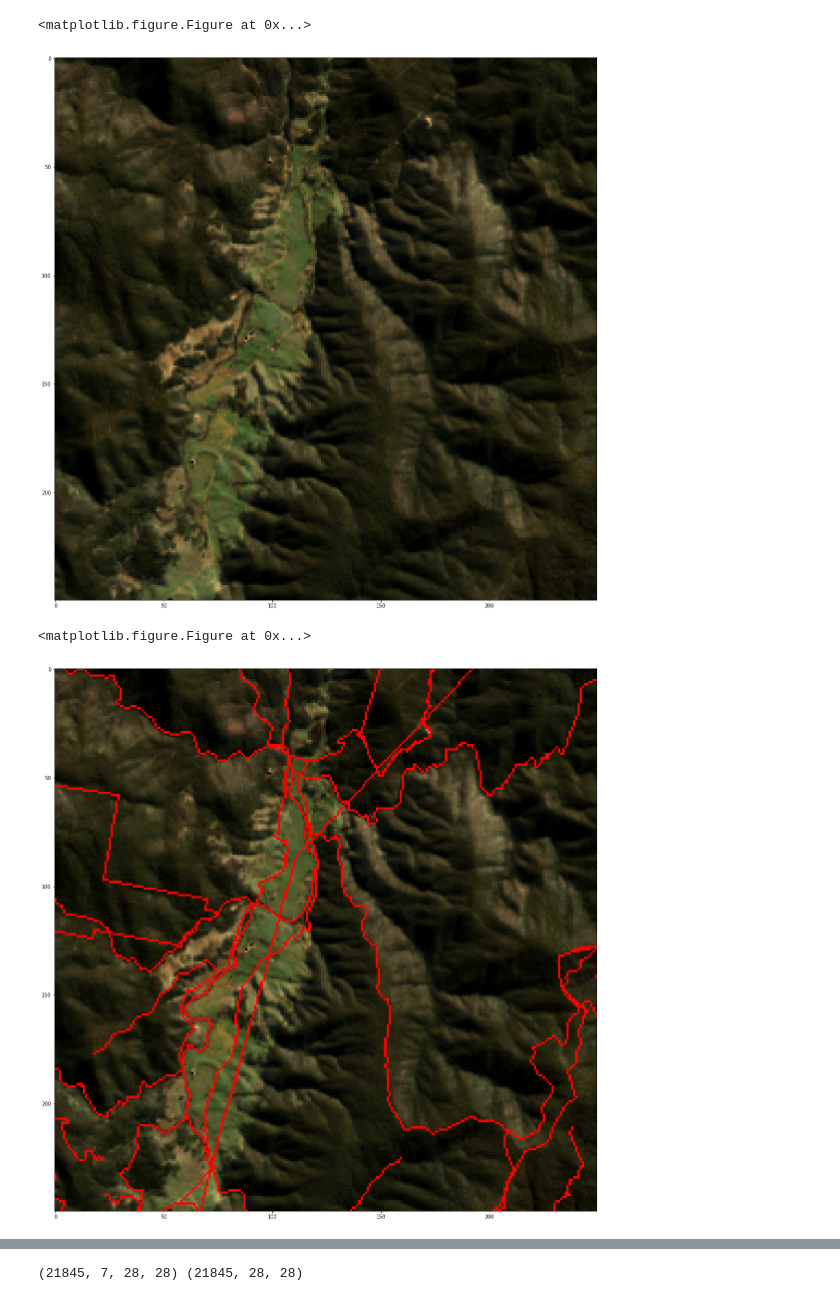
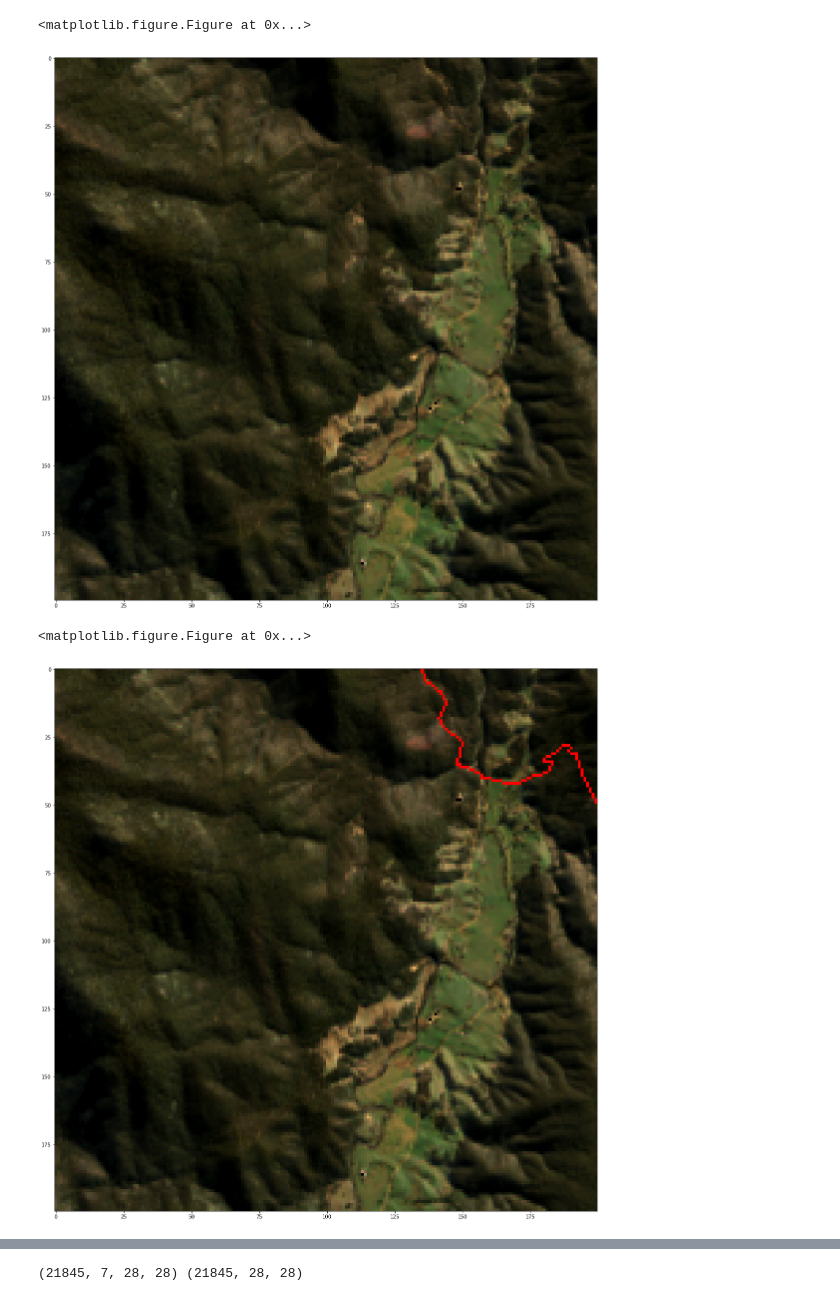
Before and after one commit to LiyaoTang/Road-Extraction-from-Time-Series-Satellite-Images, a Jupyter notebook: Data_Preprocessing/Data_Preprocessing.ipynb, the cells around one changed output, grey strips where cells are left out. Saved outputs shown, nothing was run; the diff lists cells and outputs as text; code cells hidden in the pictures.

Commit message:
read in new road mask (.tif)

```diff
--- a/Data_Preprocessing/Data_Preprocessing.ipynb
+++ b/Data_Preprocessing/Data_Preprocessing.ipynb
@@ -7,22 +8,13 @@ import scipy.io as sio
 # %%
-path_raw_image = '090085_20170531.h5'
-path_road_mask = '090085_roads.h5'
+path_raw_image = "../Data/090085_20170531.h5"
+path_road_mask = "../Data/090085_newroads.tif"
 # %%
 # read in raw image
 raw_image = np.array(h5py.File(path_raw_image)['scene'])
 
-# # can be shown that hole are at the same place in different bands
-# hole_index = []
-# for band in range(raw_image.shape[0]):
-#     hole_index.append(np.array(np.where(raw_image[band] == -9999)))
-# hole_index = np.array(hole_index)
+# read in road mask
+road_img = skimage.io.imread(path_road_mask)
 
-# for band in range(hole_index.shape[0]-1):
-#     assert (hole_index[band] == hole_index[band+1]).all()
-
-# read in road mask
-road_img = np.array(h5py.File(path_road_mask)['roads'])
-
-# re-scale to (0,1)
+# re-scale tohere are the  (0,1)
 road_img[np.where(road_img == 255)] = 1
 assert (np.logical_or(road_img == 1, road_img == 0)).all()
@@ -34,7 +30,7 @@ print(raw_image.shape, road_img.shape)
 def show_image_against_road(x,y,image=raw_image, road=road_img, light=3.0, size=500, figsize=(20,20)):
     sub_road = road[x:x+size,y:y+size]
     sub_road[np.where(sub_road == 255)] = 1
-
+    raw_image
     sub_image = image[[1,2,3],x:x+size,y:y+size]
     sub_image = sub_image/10000*light
     for img in sub_image:
@@ -65,10 +60,10 @@ show_image_against_road(1160-150,3100, light=3, size=150, figsize=(50,50))
 # %%
-show_image_against_road(1450,1900, light=6, size=250)
+show_image_against_road(1450,1850, light=6, size=200)
 # %% [output]
 <matplotlib.figure.Figure at 0x...>
-[figure, old version]
+[figure, new version]
 <matplotlib.figure.Figure at 0x...>
-[figure, old version]
+[figure, new version]
 # %%
 show_image_against_road(1400,2550, light=5, size=250)
 # %% [output]
```
Also changed, not shown: parts of 10 cells of this notebook, 2 other files.
